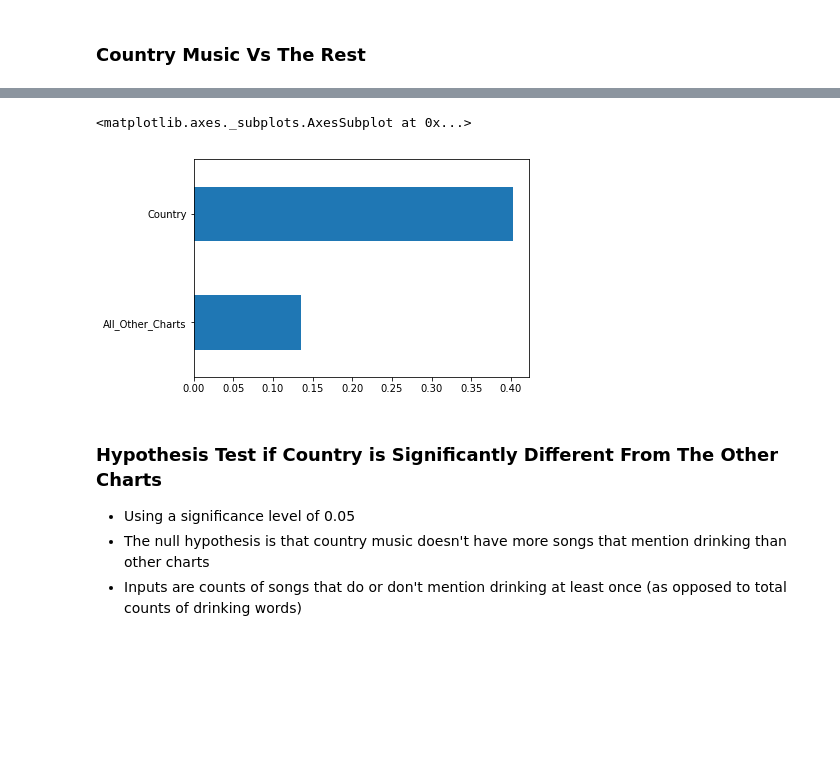
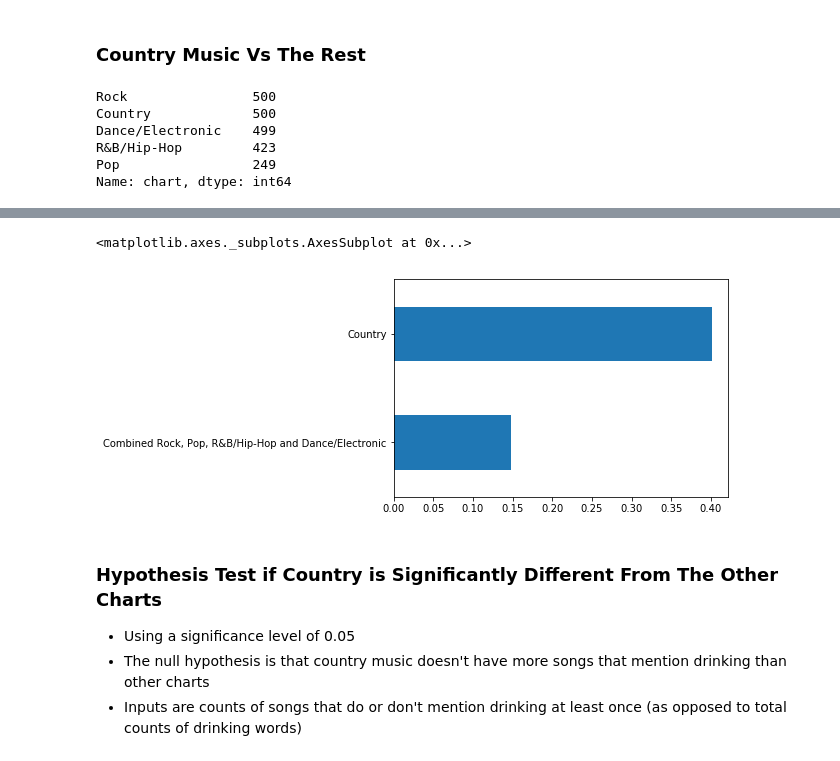
Before and after one commit to MarkMacArdle/music_by_genre_analysis, a Jupyter notebook: analysis.ipynb, the cells around one changed output, grey strips where cells are left out. Saved outputs shown, nothing was run; the diff lists cells and outputs as text; code cells hidden in the pictures; blank space fills up the shorter version.

Commit message:
Update significance test to only compare against other main genres

```diff
--- a/analysis.ipynb
+++ b/analysis.ipynb
@@ -202,7 +202,7 @@ Excluding 'drink' and 'shot' from the list for not being specific enough to drin
 # %%
 drinkingKeywords = [#'drink', #causing a relatively high percentage of false positives in the Christian chart
                     #'shot', #not including as not specific enough to just drinking
-                    'drunk',
+                    'drunk', #will only get occurances that aren't the past tense verb of 'drink' due to lemmatisation
                     'drank', #will only get occurances that aren't the past tense verb of 'drink' due to lemmatisation
                     'alcohol',
                     'alcoholic',
@@ -228,11 +228,11 @@ drinkingKeywords = [#'drink', #causing a relatively high percentage of false pos
                     'martini',
                     'daiquiri',
                     'jager',
-                    'jagermister',
-                    'budwiser',
+                    'jagermeister',
+                    'budweiser',
                     'miller',
                     'coors',
-                    'heiniken',
+                    'heineken',
                     'bacardi',
                     'smirnoff',
                     'moet',
@@ -331,13 +331,24 @@ percentageOfSongsWithDrinking.plot(kind='barh',
 [figure]
 # %% [markdown]
 ### Country Music Vs The Rest
+# %%
+mainGenres = chartsDf[((chartsDf['chart']!='Christian') & (chartsDf['chart']!='Hot100'))]
+mainGenres.chart.value_counts()
+# %% [output]
+Rock                500
+Country             500
+Dance/Electronic    499
+R&B/Hip-Hop         423
+Pop                 249
+Name: chart, dtype: int64
 # %%
-countryRows = ['Country' if i else 'All_Other_Charts' for i in chartsDf['chart']=='Country']
+countryRows = ['Country' if i else 'Combined Rock, Pop, R&B/Hip-Hop and Dance/Electronic'
+               for i in mainGenres['chart']=='Country']
 
-countryVsTheRest = (chartsDf.groupby(countryRows)['hasDrinkingWords'].sum() /
-                    chartsDf.groupby(countryRows).lyrics.count())
-countryVsTheRest.name = 'percentageOfSongsWithDrinking'
+countryVsOtherMainGenres = (mainGenres.groupby(countryRows)['hasDrinkingWords'].sum() /
+                            mainGenres.groupby(countryRows).lyrics.count())
+countryVsOtherMainGenres.name = 'percentageOfSongsWithDrinking'
 
-print(countryVsTheRest)
-countryVsTheRest.plot(kind='barh')
+print(countryVsOtherMainGenres)
+countryVsOtherMainGenres.plot(kind='barh')
 # %% [output]
@@ -346,6 +357,6 @@ Country             0.402041
 Name: percentageOfSongsWithDrinking, dtype: float64
 <matplotlib.axes._subplots.AxesSubplot at 0x...>
-[figure, old version]
+[figure, new version]
 # %% [markdown]
 ### Hypothesis Test if Country is Significantly Different From The Other Charts
 
```
Also changed, not shown: parts of 3 cells of this notebook.
